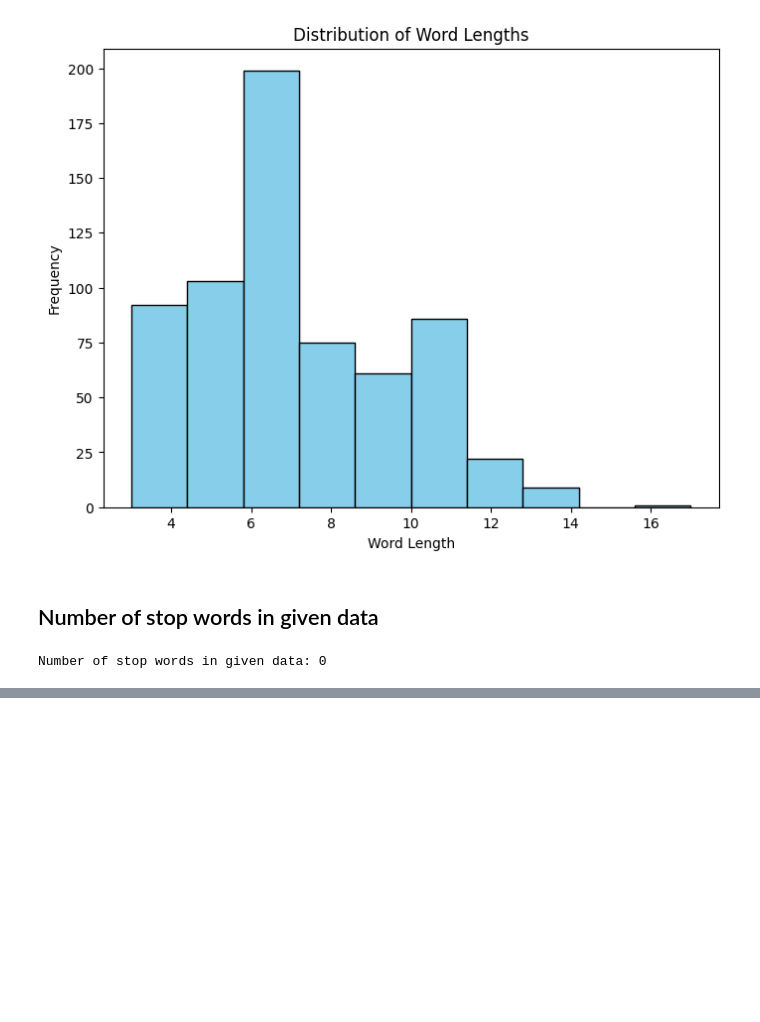
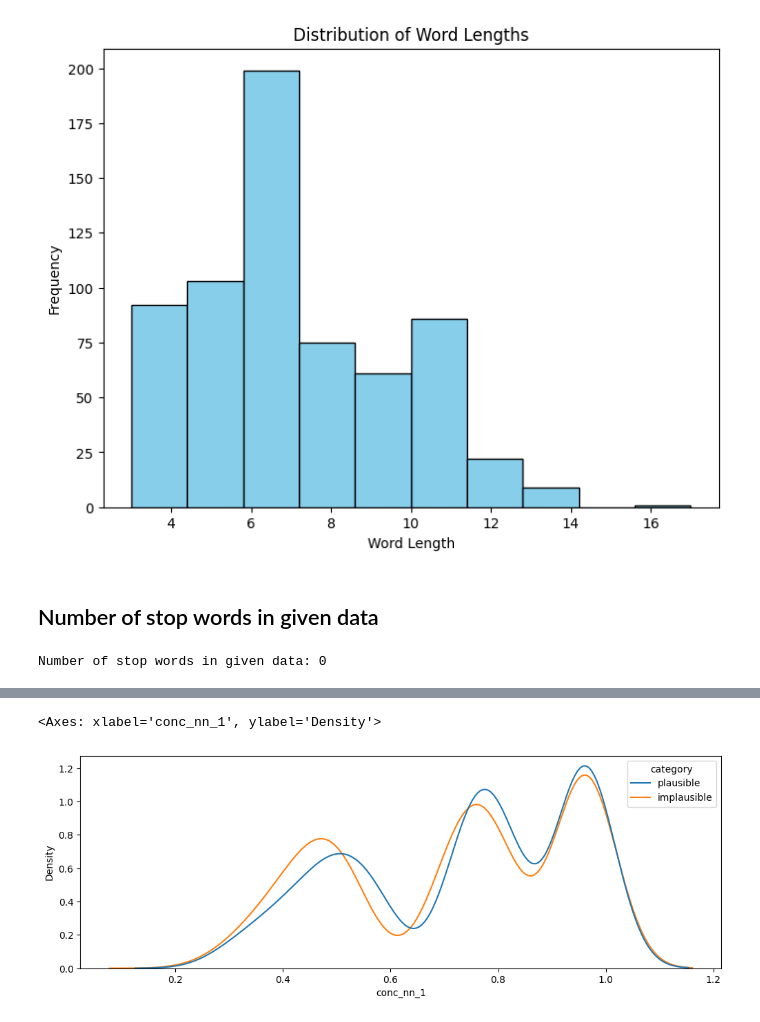
Before and after one commit to asarthaks/plausibility_classification, a Jupyter notebook: analysis/ExploratoryDataAnalysis - PEP.ipynb, the cells around one changed output, grey strips where cells are left out. Drawn from its saved outputs; the diff is of its cells as text; code cells hidden in the pictures; blank space fills up the shorter version.

Commit message:
add concreteness ratings to PEP analysis

```diff
--- a/analysis/ExploratoryDataAnalysis - PEP.ipynb
+++ b/analysis/ExploratoryDataAnalysis - PEP.ipynb
@@ -142,0 +229,5 @@ Number of stop words in given data: 0
+# %%
+BRM_PATH = '../datasets/brm'
+conc_file = f'{BRM_PATH}/Concreteness_ratings_Brysbaert_et_al_BRM.txt'
+conc_df = pd.read_csv(conc_file, sep="\t")
+conc_df.head(2)
@@ -142,0 +240,30 @@ Number of stop words in given data: 0
+# %%
+word_to_concreteness_score_map = dict()
+for idx, row in conc_df.iterrows():
+    row = row.to_dict()
+    word_to_concreteness_score_map[row['Word']] = row['Conc.M']/5.0 # Normalizing to a scale of 0 to 1
+
+
+
+def get_concreteness_score(word):
+    """
+    Get the concreteness score of a word based on the Concreteness Ratings dataset.
+    """
+    # If the word is not found in the dataset, return a default score of 0.5
+    return word_to_concreteness_score_map.get(word, 0.5)
+
+def calculate_text_concreteness(text):
+    """
+    Calculate the concreteness score for a given text.
+    """
+    words = nltk.word_tokenize(text)
+    concreteness_scores = [get_concreteness_score(word) for word in words]
+    # Take the average concreteness score of all words in the text
+    return sum(concreteness_scores) / len(concreteness_scores)
+# %%
+#df['text_conc_score'] = df.text.apply(calculate_text_concreteness) #issues with nltk
+df['conc_nn_1'] = df.nn_1.apply(get_concreteness_score)
+df['conc_v'] = df.v.apply(get_concreteness_score)
+df['conc_nn_2'] = df.nn_2.apply(get_concreteness_score)
+
+df.head(4)
@@ -142,0 +276,8 @@ Number of stop words in given data: 0
+# %%
+import seaborn as sns
+
+fig, ax = plt.subplots(figsize=(12, 4))
+sns.kdeplot(data=df, x='conc_nn_1', hue='category', ax=ax)
+# %% [output]
+<Axes: xlabel='conc_nn_1', ylabel='Density'>
+[figure, added]
```
Also changed, not shown: parts of 22 cells of this notebook, 18 other files.
